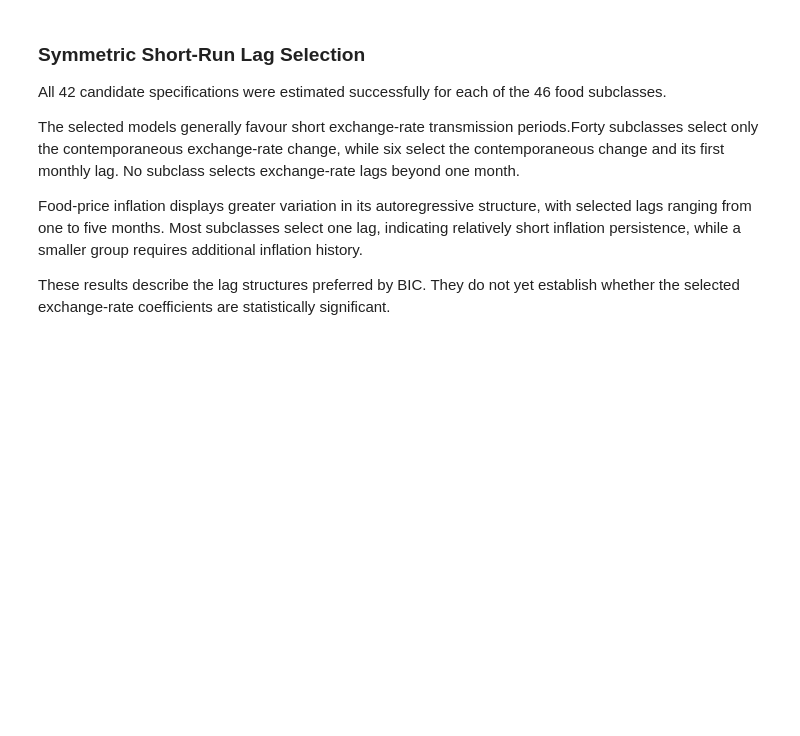
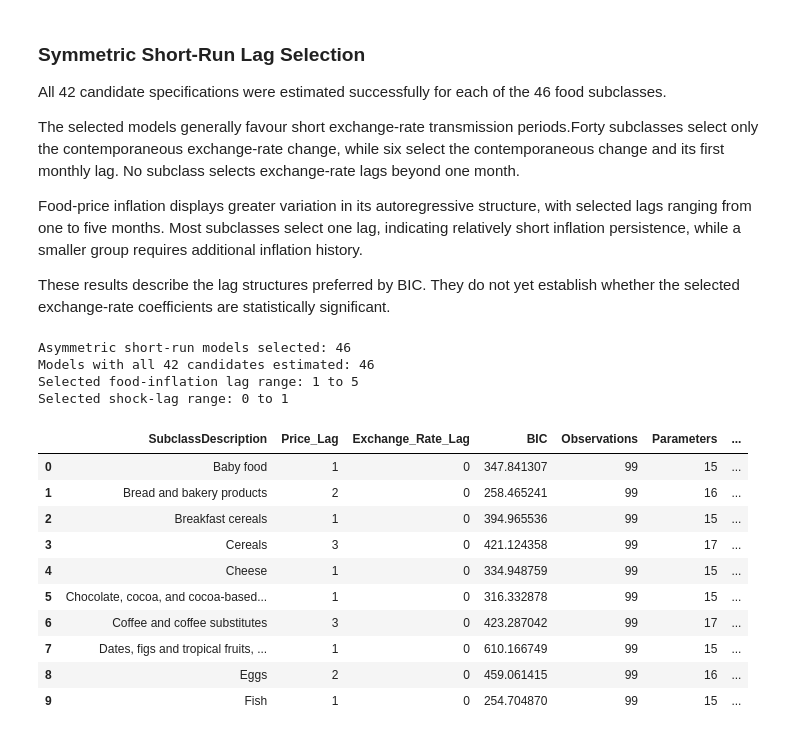
Before and after one commit to MasindiManaga/ERPT_ML_Research, a Jupyter notebook: notebooks/06_Econometric_Modelling.ipynb, the cells around one changed output. Saved outputs shown, nothing was run; the diff lists cells and outputs as text; code cells hidden in the pictures; blank space fills up the shorter version.

Commit message:
Short-Run Model Comparison

```diff
--- a/notebooks/06_Econometric_Modelling.ipynb
+++ b/notebooks/06_Econometric_Modelling.ipynb
@@ -2892,3 +2892,55 @@ The selected models generally favour short exchange-rate transmission periods.Fo
 Food-price inflation displays greater variation in its autoregressive structure, with selected lags ranging from one to five months. Most subclasses select one lag, indicating relatively short inflation persistence, while a smaller group requires additional inflation history.
 
 These results describe the lag structures preferred by BIC. They do not yet establish whether the selected exchange-rate coefficients are statistically significant.
+# %%
+# select asymmetric short-run models
+asymmetric_short_run_selection, asymmetric_short_run_results = (
+    select_short_run_ardl(
+        data=short_run_data,
+        exogenous_columns=[
+            "Depreciation_Shock_Pct",
+            "Appreciation_Shock_Pct",
+        ],
+    )
+)
+
+print(
+    "Asymmetric short-run models selected:",
+    len(asymmetric_short_run_results),
+)
+print(
+    "Models with all 42 candidates estimated:",
+    asymmetric_short_run_selection[
+        "Successful_Candidates"
+    ].eq(42).sum(),
+)
+print(
+    "Selected food-inflation lag range:",
+    asymmetric_short_run_selection["Price_Lag"].min(),
+    "to",
+    asymmetric_short_run_selection["Price_Lag"].max(),
+)
+print(
+    "Selected shock-lag range:",
+    asymmetric_short_run_selection["Exchange_Rate_Lag"].min(),
+    "to",
+    asymmetric_short_run_selection["Exchange_Rate_Lag"].max(),
+)
+
+display(asymmetric_short_run_selection.head(10))
+# %% [output]
+Asymmetric short-run models selected: 46
+Models with all 42 candidates estimated: 46
+Selected food-inflation lag range: 1 to 5
+Selected shock-lag range: 0 to 1
+|  | SubclassDescription | Price_Lag | Exchange_Rate_Lag | BIC | Observations | Parameters | ... |
+| 0 | Baby food | 1 | 0 | 347.841307 | 99 | 15 | ... |
+| 1 | Bread and bakery products | 2 | 0 | 258.465241 | 99 | 16 | ... |
+| 2 | Breakfast cereals | 1 | 0 | 394.965536 | 99 | 15 | ... |
+| 3 | Cereals | 3 | 0 | 421.124358 | 99 | 17 | ... |
+| 4 | Cheese | 1 | 0 | 334.948759 | 99 | 15 | ... |
+| 5 | Chocolate, cocoa, and cocoa-based... | 1 | 0 | 316.332878 | 99 | 15 | ... |
+| 6 | Coffee and coffee substitutes | 3 | 0 | 423.287042 | 99 | 17 | ... |
+| 7 | Dates, figs and tropical fruits, ... | 1 | 0 | 610.166749 | 99 | 15 | ... |
+| 8 | Eggs | 2 | 0 | 459.061415 | 99 | 16 | ... |
+| 9 | Fish | 1 | 0 | 254.704870 | 99 | 15 | ... |
```
Also changed, not shown: parts of 8 cells of this notebook.
